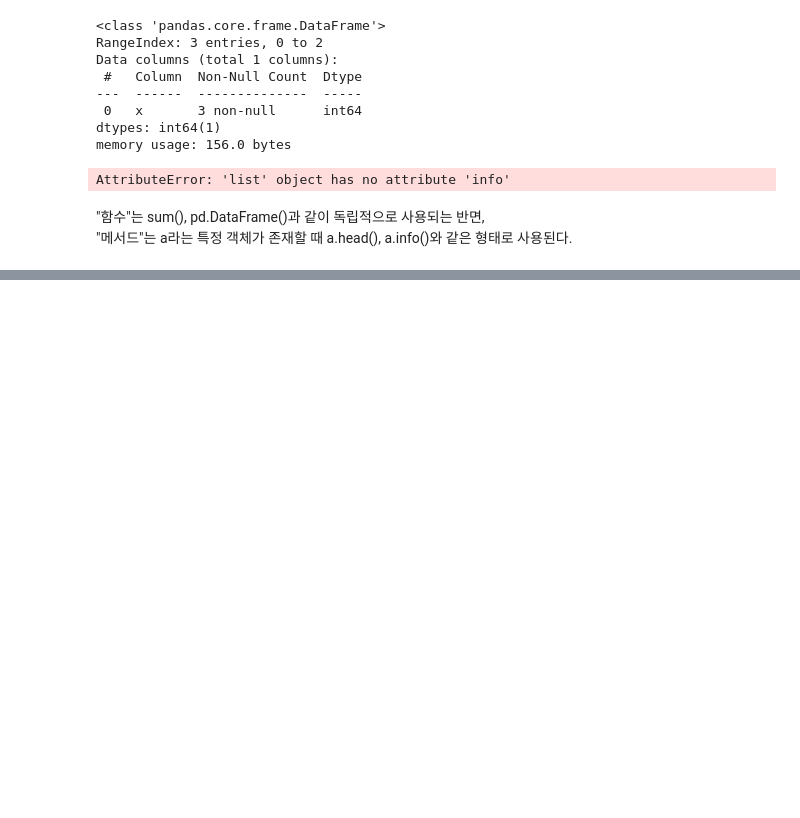
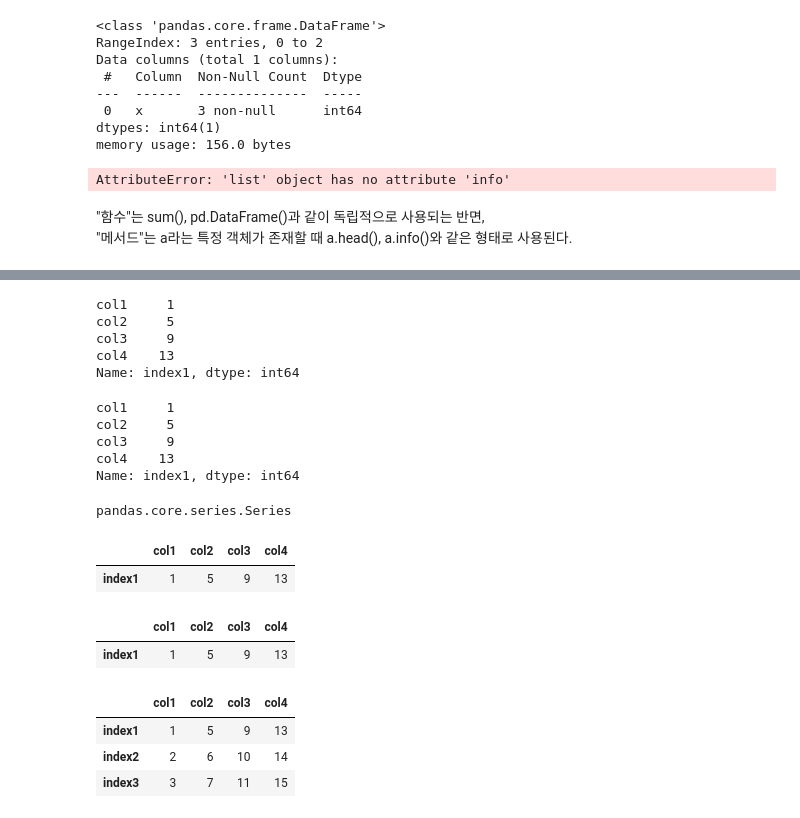
Before and after one commit to cms0416/Quant, a Jupyter notebook: Script_Python/python_base.ipynb, the cells around one changed output, grey strips where cells are left out. Saved outputs shown, nothing was run; the diff lists cells and outputs as text; code cells hidden in the pictures; blank space fills up the shorter version.

```diff
--- a/Script_Python/python_base.ipynb
+++ b/Script_Python/python_base.ipynb
@@ -809,0 +1110,42 @@ AttributeError: 'list' object has no attribute 'info'
+# %%
+# 인덱스 이름 기준 첫 번째 행 선택(시리즈 객체로 반환)
+df.loc['index1']
+# %% [output]
+col1     1
+col2     5
+col3     9
+col4    13
+Name: index1, dtype: int64
+# %%
+# 위치 인덱스 기준 첫 번째 행 선택(시리즈 객체로 반환)
+df.iloc[0]
+# %% [output]
+col1     1
+col2     5
+col3     9
+col4    13
+Name: index1, dtype: int64
+# %%
+type(df.loc['index1'])
+# %% [output]
+pandas.core.series.Series
+# %%
+# 인덱스 이름 기준 행 선택 후 데이터프레임 형태로 반환(2중 대괄호 사용)
+df.loc[['index1']]
+# %% [output]
+|  | col1 | col2 | col3 | col4 |
+| index1 | 1 | 5 | 9 | 13 |
+# %%
+# 위치 인덱스 기준 행 선택 후 데이터프레임 형태로 반환(2중 대괄호 사용)
+df.iloc[[0]]
+# %% [output]
+|  | col1 | col2 | col3 | col4 |
+| index1 | 1 | 5 | 9 | 13 |
+# %%
+# 슬라이싱 사용하여 여러 행 선택(loc는 범위 선택시 범위의 끝 행 포함)
+df.loc['index1':'index3']
+# %% [output]
+|  | col1 | col2 | col3 | col4 |
+| index1 | 1 | 5 | 9 | 13 |
+| index2 | 2 | 6 | 10 | 14 |
+| index3 | 3 | 7 | 11 | 15 |
```
Also changed, not shown: parts of 50 cells of this notebook, 1 other file.
